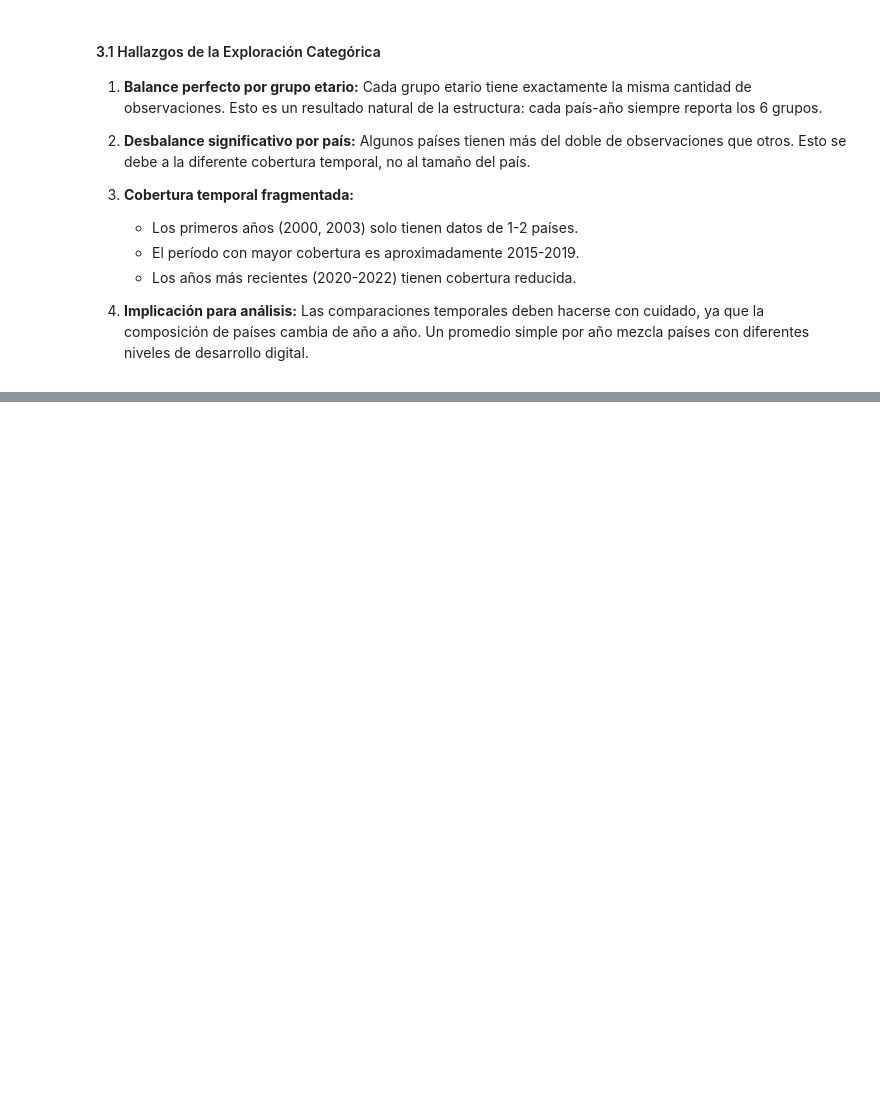
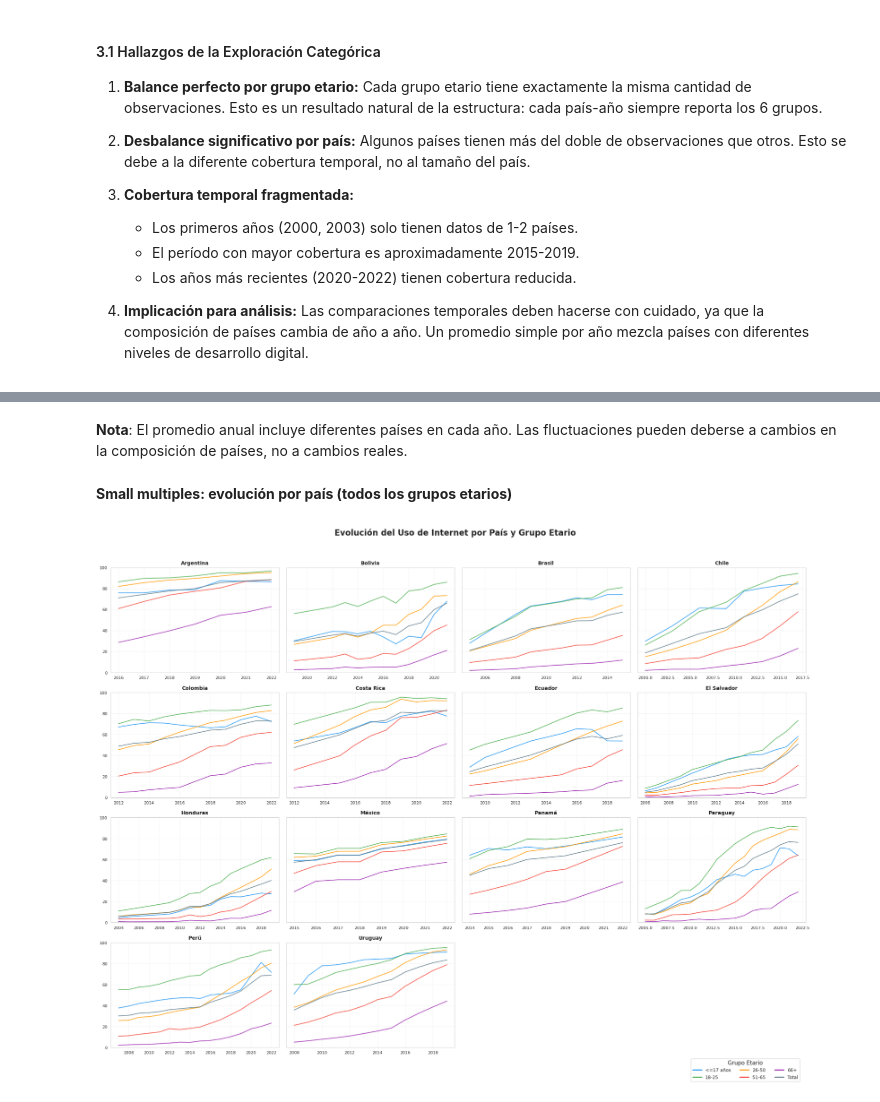
Before and after one commit to Tunchxz/CC3074-Proyecto-Final, a Jupyter notebook: Week-1.ipynb, the cells around one changed output, grey strips where cells are left out. Drawn from its saved outputs; the diff is of its cells as text; code cells hidden in the pictures; blank space fills up the shorter version.

```diff
--- a/Week-1.ipynb
+++ b/Week-1.ipynb
@@ -802,0 +837,44 @@ Resumen temporal por país:
+# %% [markdown]
+**Nota**: El promedio anual incluye diferentes países en cada año. Las fluctuaciones pueden deberse a cambios en la composición de países, no a cambios reales.
+# %% [markdown]
+**Small multiples: evolución por país (todos los grupos etarios)**
+# %%
+from matplotlib.lines import Line2D
+
+countries = sorted(df['País__ESTANDAR'].unique())
+fig, axes = plt.subplots(4, 4, figsize=(20, 16), sharex=False, sharey=True)
+axes_flat = axes.flatten()
+
+for i, country in enumerate(countries):
+    ax = axes_flat[i]
+    cdf = df[df['País__ESTANDAR'] == country]
+
+    for grupo in ORDEN_EDAD:
+        gdf = cdf[cdf['Grupos etarios Uso Internet'] == grupo].sort_values('Años__ESTANDAR')
+        if len(gdf) > 0:
+            ax.plot(gdf['Años__ESTANDAR'], gdf['value'], '-',
+                    color=PALETA_EDAD[grupo], linewidth=1.5, alpha=0.8)
+
+    short_name = country.replace('Bolivia (Estado Plurinacional de)', 'Bolivia')
+    ax.set_title(short_name, fontsize=10, fontweight='bold')
+    ax.set_ylim(0, 100)
+    ax.tick_params(labelsize=8)
+    ax.grid(True, alpha=0.2)
+
+# Ocultar ejes vacios
+for j in range(len(countries), len(axes_flat)):
+    axes_flat[j].set_visible(False)
+
+# Leyenda compartida
+handles = [
+    Line2D([0], [0], color=PALETA_EDAD[g], linewidth=2, label=ETIQUETAS_CORTAS[g])
+    for g in ORDEN_EDAD
+]
+fig.legend(handles=handles, loc='lower right', ncol=3, fontsize=9, title='Grupo Etario',
+           bbox_to_anchor=(0.98, 0.02))
+
+fig.suptitle('Evolución del Uso de Internet por País y Grupo Etario', fontsize=16, fontweight='bold')
+plt.tight_layout(rect=(0, 0.06, 1, 0.96))
+plt.show()
+# %% [output]
+[figure, added]
```
Also changed, not shown: parts of 17 cells of this notebook.
